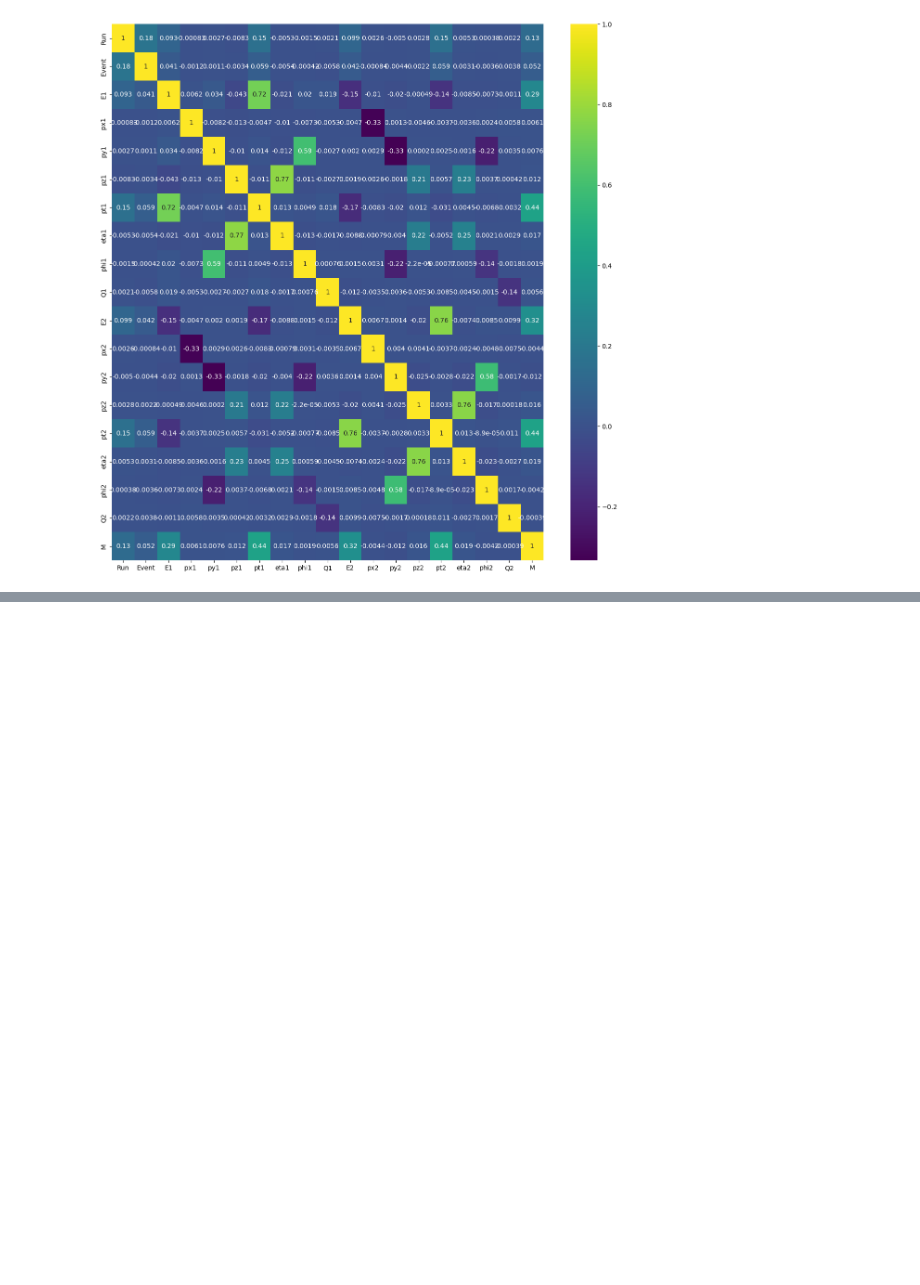
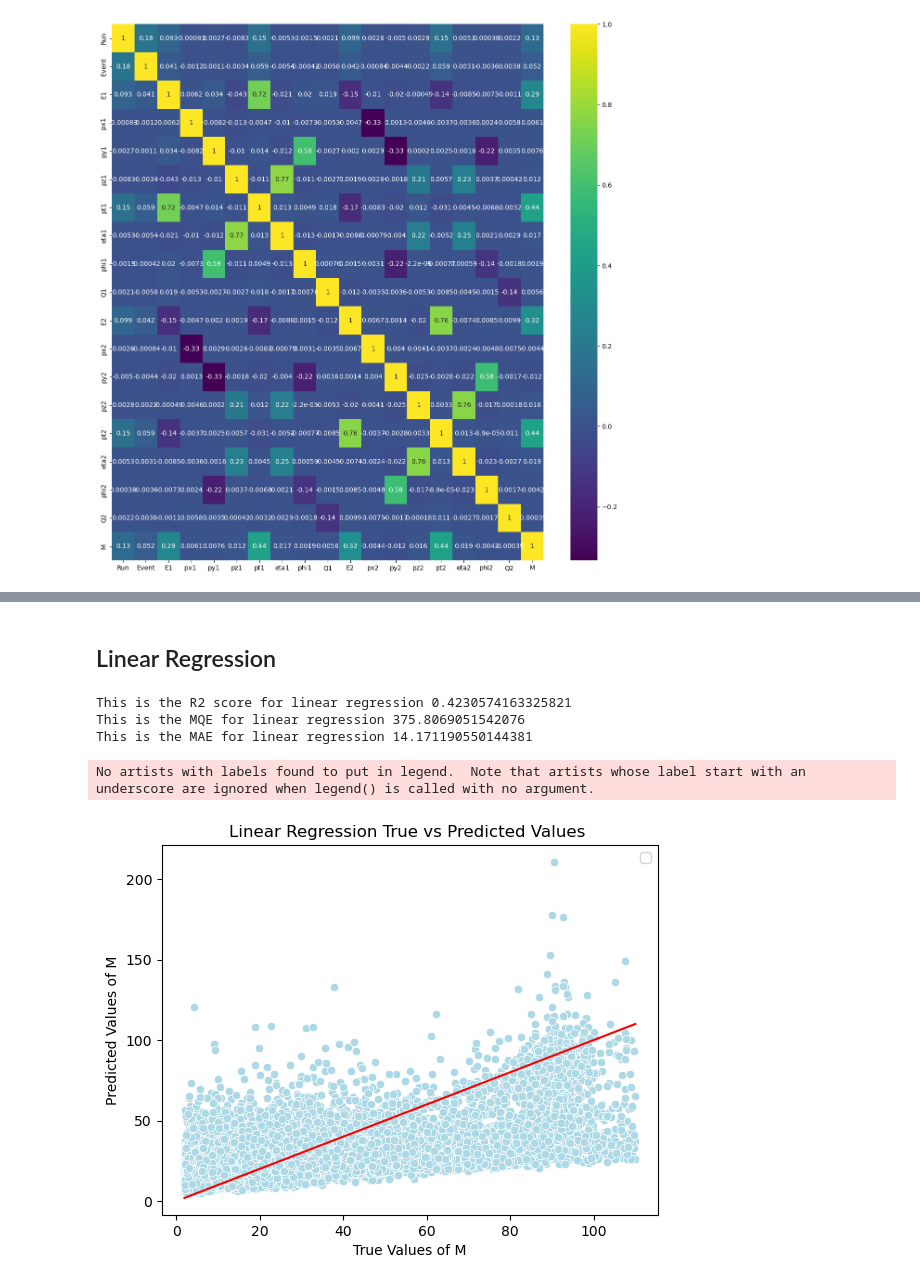
Before and after one commit to Bmar04/CERNElectronCollisionMassPrediction, a Jupyter notebook: Main.ipynb, the cells around one changed output, grey strips where cells are left out. Drawn from its saved outputs; the diff is of its cells as text; code cells hidden in the pictures; blank space fills up the shorter version.

```diff
--- a/Main.ipynb
+++ b/Main.ipynb
@@ -96,0 +140,35 @@ This is the MQE for KNN regression 84.86900987631167
+# %% [markdown]
+## Linear Regression
+# %%
+#Creating and training the data on linear regression model
+lin_mod = LinearRegression()
+lin_mod = lin_mod.fit(X_train_scl, y_train)
+
+lin_pred = lin_mod.predict(X_test_scl)
+
+print(f'This is the R2 score for linear regression {r2_score(y_test,lin_pred)}')
+print(f'This is the MQE for linear regression {mean_squared_error(y_test, lin_pred)}')
+print(f'This is the MAE for linear regression {mean_absolute_error(y_test, lin_pred)}')
+# %% [output]
+This is the R2 score for linear regression 0.4230574163325821
+This is the MQE for linear regression 375.8069051542076
+This is the MAE for linear regression 14.171190550144381
+# %%
+#Linear Regression plot
+#Making the plot
+sns.scatterplot(x = y_test, y = lin_pred, color='lightblue')
+#calculating true value line
+lin_max = y_test.max()
+lin_min = y_test.min()
+#plotting true value line
+sns.lineplot(x = [lin_max, lin_min], y = [lin_max, lin_min], color='red')
+
+#Labeling plot
+plt.xlabel('True Values of M')
+plt.ylabel('Predicted Values of M')
+plt.title('Linear Regression True vs Predicted Values ')
+plt.legend()
+plt.show()
+# %% [output]
+No artists with labels found to put in legend.  Note that artists whose label start with an underscore are ignored when legend() is called with no argument.
+[figure, added]
```
Also changed, not shown: parts of 9 cells of this notebook.
